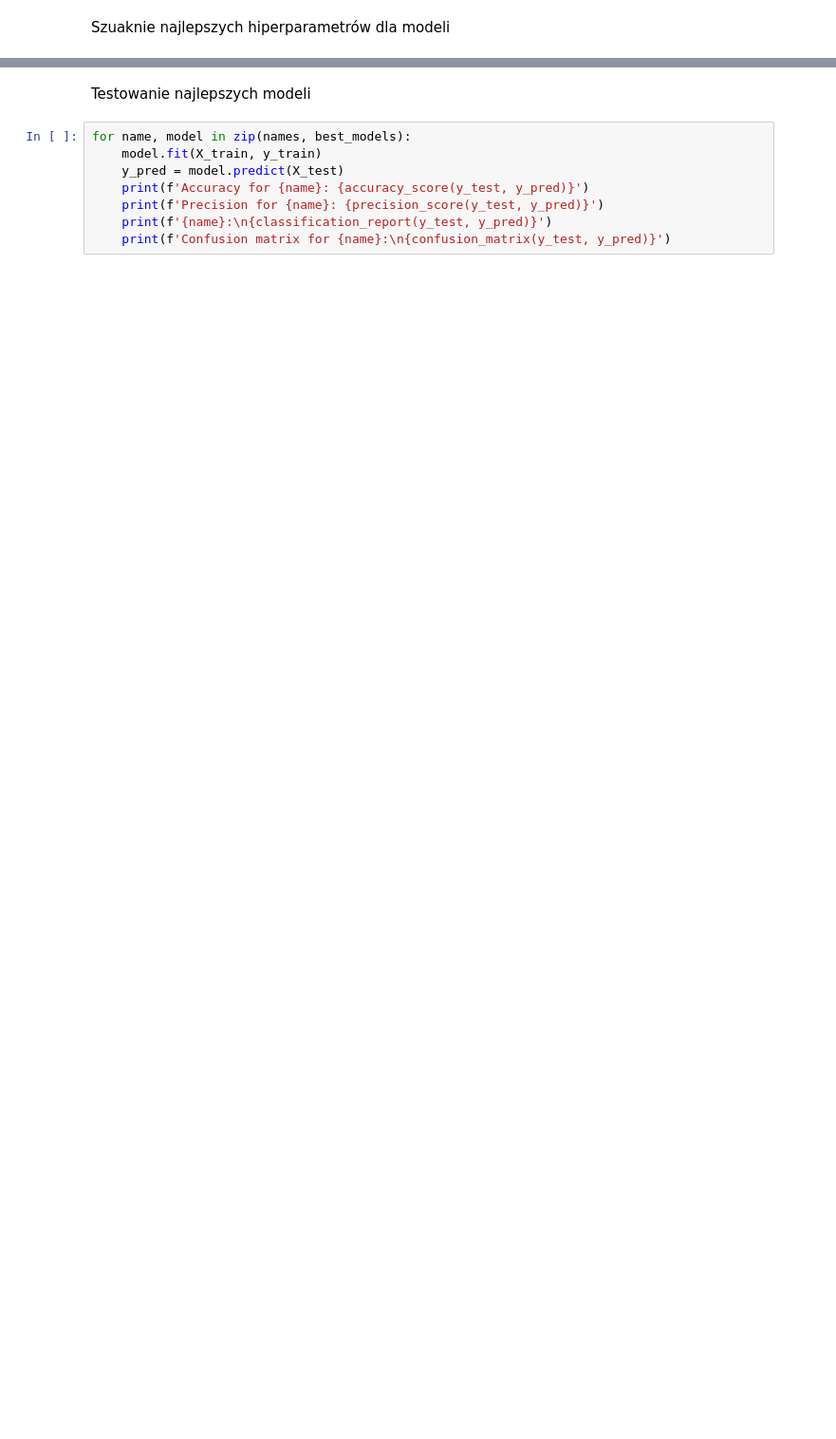
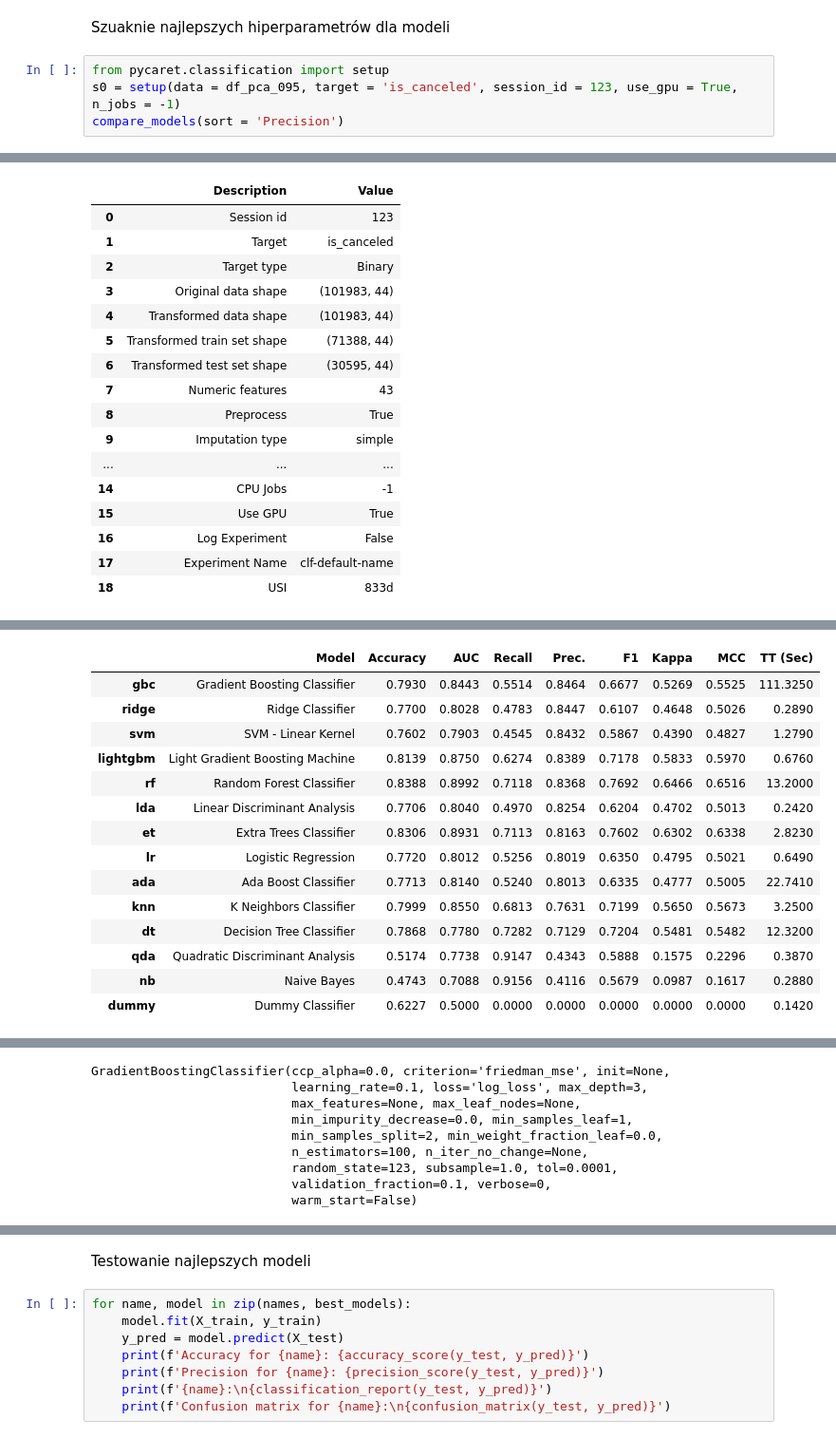
Before and after one commit to SzymonMak/HotelBookingsDataAnalysis, a Jupyter notebook: final_analysis.ipynb, the cells around one changed output, grey strips where cells are left out. Shown at 95% size. Saved outputs shown, nothing was run; the diff lists cells and outputs as text; blank space fills up the shorter version.

```diff
--- a/final_analysis.ipynb
+++ b/final_analysis.ipynb
@@ -1005,3 +1004,8 @@ classifiers = {
 }
 # %% [markdown]
 Szuaknie najlepszych hiperparametrów dla modeli
+# %%
+from pycaret.classification import setup
+s0 = setup(data = df_pca_095, target = 'is_canceled', session_id = 123, use_gpu = True, n_jobs = -1)
+compare_models(sort = 'Precision')
+# %% [output]
@@ -1007,0 +1029,17 @@ Szuaknie najlepszych hiperparametrów dla modeli
+|  | Description | Value |
+| 0 | Session id | 123 |
+| 1 | Target | is_canceled |
+| 2 | Target type | Binary |
+| 3 | Original data shape | (101983, 44) |
+| 4 | Transformed data shape | (101983, 44) |
+| 5 | Transformed train set shape | (71388, 44) |
+| 6 | Transformed test set shape | (30595, 44) |
+| 7 | Numeric features | 43 |
+| 8 | Preprocess | True |
+| 9 | Imputation type | simple |
+| ... | ... | ... |
+| 14 | CPU Jobs | -1 |
+| 15 | Use GPU | True |
+| 16 | Log Experiment | False |
+| 17 | Experiment Name | clf-default-name |
+| 18 | USI | 833d |
@@ -1007,0 +1057,15 @@ Szuaknie najlepszych hiperparametrów dla modeli
+|  | Model | Accuracy | AUC | Recall | Prec. | F1 | Kappa | MCC | TT (Sec) |
+| gbc | Gradient Boosting Classifier | 0.7930 | 0.8443 | 0.5514 | 0.8464 | 0.6677 | 0.5269 | 0.5525 | 111.3250 |
+| ridge | Ridge Classifier | 0.7700 | 0.8028 | 0.4783 | 0.8447 | 0.6107 | 0.4648 | 0.5026 | 0.2890 |
+| svm | SVM - Linear Kernel | 0.7602 | 0.7903 | 0.4545 | 0.8432 | 0.5867 | 0.4390 | 0.4827 | 1.2790 |
+| lightgbm | Light Gradient Boosting Machine | 0.8139 | 0.8750 | 0.6274 | 0.8389 | 0.7178 | 0.5833 | 0.5970 | 0.6760 |
+| rf | Random Forest Classifier | 0.8388 | 0.8992 | 0.7118 | 0.8368 | 0.7692 | 0.6466 | 0.6516 | 13.2000 |
+| lda | Linear Discriminant Analysis | 0.7706 | 0.8040 | 0.4970 | 0.8254 | 0.6204 | 0.4702 | 0.5013 | 0.2420 |
+| et | Extra Trees Classifier | 0.8306 | 0.8931 | 0.7113 | 0.8163 | 0.7602 | 0.6302 | 0.6338 | 2.8230 |
+| lr | Logistic Regression | 0.7720 | 0.8012 | 0.5256 | 0.8019 | 0.6350 | 0.4795 | 0.5021 | 0.6490 |
+| ada | Ada Boost Classifier | 0.7713 | 0.8140 | 0.5240 | 0.8013 | 0.6335 | 0.4777 | 0.5005 | 22.7410 |
+| knn | K Neighbors Classifier | 0.7999 | 0.8550 | 0.6813 | 0.7631 | 0.7199 | 0.5650 | 0.5673 | 3.2500 |
+| dt | Decision Tree Classifier | 0.7868 | 0.7780 | 0.7282 | 0.7129 | 0.7204 | 0.5481 | 0.5482 | 12.3200 |
+| qda | Quadratic Discriminant Analysis | 0.5174 | 0.7738 | 0.9147 | 0.4343 | 0.5888 | 0.1575 | 0.2296 | 0.3870 |
+| nb | Naive Bayes | 0.4743 | 0.7088 | 0.9156 | 0.4116 | 0.5679 | 0.0987 | 0.1617 | 0.2880 |
+| dummy | Dummy Classifier | 0.6227 | 0.5000 | 0.0000 | 0.0000 | 0.0000 | 0.0000 | 0.0000 | 0.1420 |
@@ -1008,3 +1073,12 @@ Szuaknie najlepszych hiperparametrów dla modeli
+GradientBoostingClassifier(ccp_alpha=0.0, criterion='friedman_mse', init=None,
+                           learning_rate=0.1, loss='log_loss', max_depth=3,
+                           max_features=None, max_leaf_nodes=None,
+                           min_impurity_decrease=0.0, min_samples_leaf=1,
+                           min_samples_split=2, min_weight_fraction_leaf=0.0,
+                           n_estimators=100, n_iter_no_change=None,
+                           random_state=123, subsample=1.0, tol=0.0001,
+                           validation_fraction=0.1, verbose=0,
+                           warm_start=False)
 # %%
 best_params = []
 best_models = []
```
Also changed, not shown: parts of 8 cells of this notebook.
